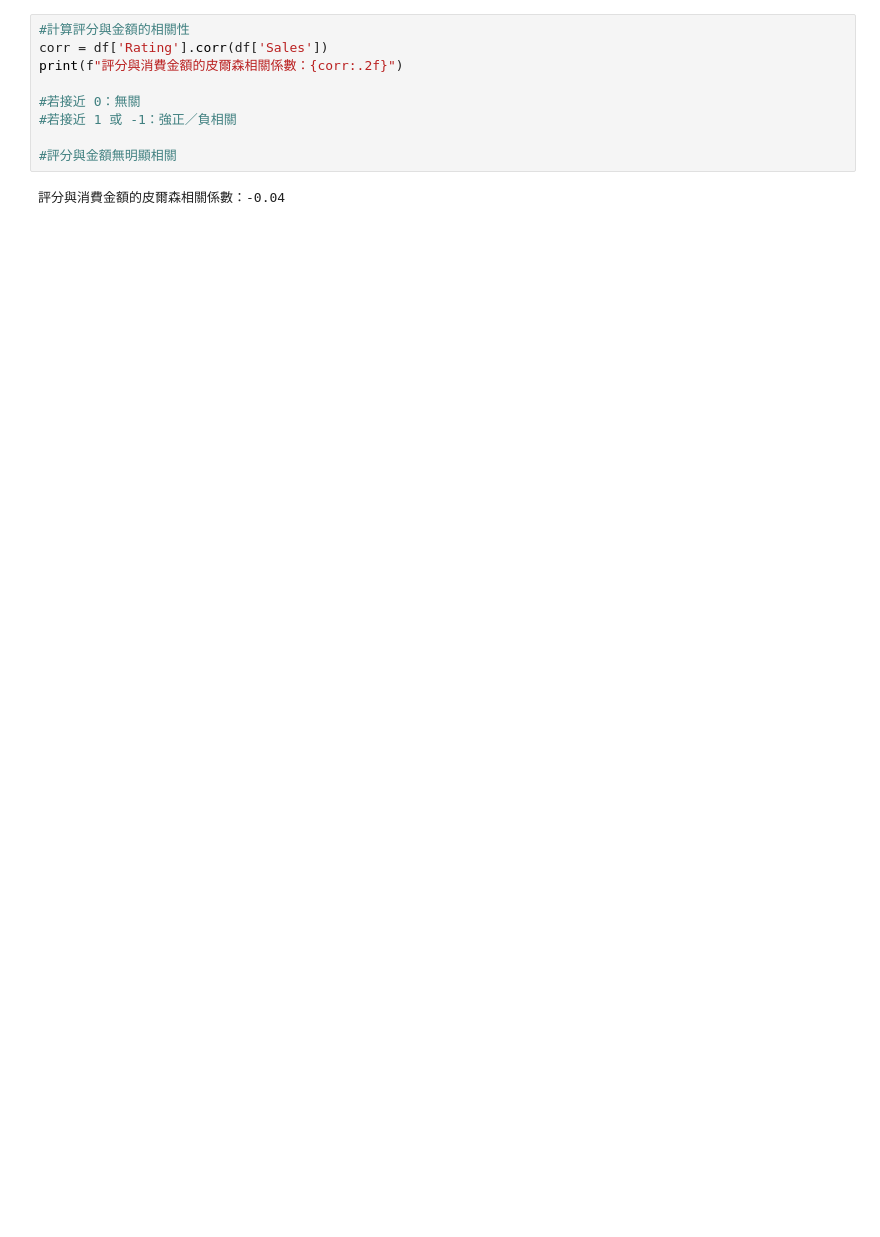
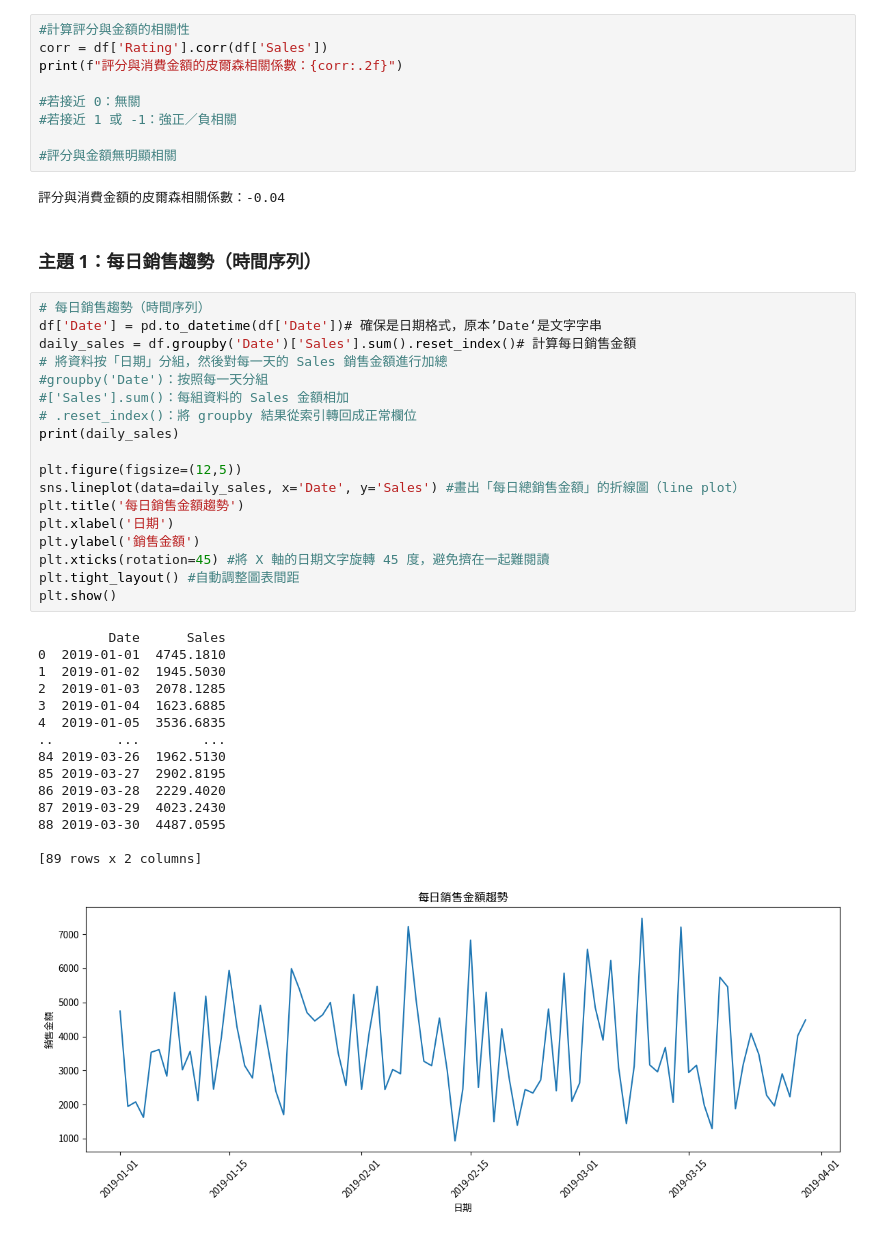
Before and after one commit to rerebebeccacca/supermarket-sales-analysis, a Jupyter notebook: notebooks/supermarket_sale.ipynb, the cells around one changed output. Saved outputs shown, nothing was run; the diff lists cells and outputs as text; blank space fills up the shorter version.

```diff
--- a/notebooks/supermarket_sale.ipynb
+++ b/notebooks/supermarket_sale.ipynb
@@ -236,3 +252,39 @@ print(f"評分與消費金額的皮爾森相關係數：{corr:.2f}")
 #評分與金額無明顯相關
 # %% [output]
 評分與消費金額的皮爾森相關係數：-0.04
+# %% [markdown]
+### 主題 1：每日銷售趨勢（時間序列）
+# %%
+# 每日銷售趨勢（時間序列）
+df['Date'] = pd.to_datetime(df['Date'])# 確保是日期格式，原本’Date‘是文字字串
+daily_sales = df.groupby('Date')['Sales'].sum().reset_index()# 計算每日銷售金額
+# 將資料按「日期」分組，然後對每一天的 Sales 銷售金額進行加總
+#groupby('Date')：按照每一天分組
+#['Sales'].sum()：每組資料的 Sales 金額相加
+# .reset_index()：將 groupby 結果從索引轉回成正常欄位
+print(daily_sales)
+
+plt.figure(figsize=(12,5))
+sns.lineplot(data=daily_sales, x='Date', y='Sales') #畫出「每日總銷售金額」的折線圖（line plot）
+plt.title('每日銷售金額趨勢')
+plt.xlabel('日期')
+plt.ylabel('銷售金額')
+plt.xticks(rotation=45) #將 X 軸的日期文字旋轉 45 度，避免擠在一起難閱讀
+plt.tight_layout() #自動調整圖表間距
+plt.show()
+# %% [output]
+         Date      Sales
+0  2019-01-01  4745.1810
+1  2019-01-02  1945.5030
+2  2019-01-03  2078.1285
+3  2019-01-04  1623.6885
+4  2019-01-05  3536.6835
+..        ...        ...
+84 2019-03-26  1962.5130
+85 2019-03-27  2902.8195
+86 2019-03-28  2229.4020
+87 2019-03-29  4023.2430
+88 2019-03-30  4487.0595
+
+[89 rows x 2 columns]
+[figure, added]
```
Also changed, not shown: parts of 77 cells of this notebook.
